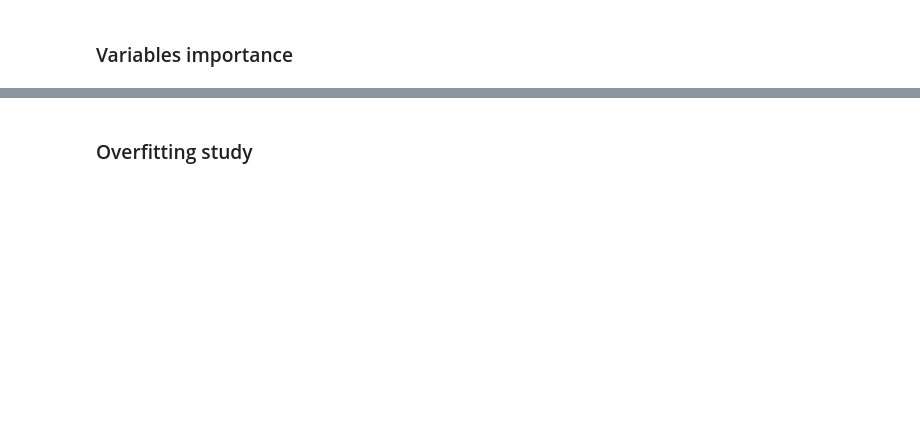
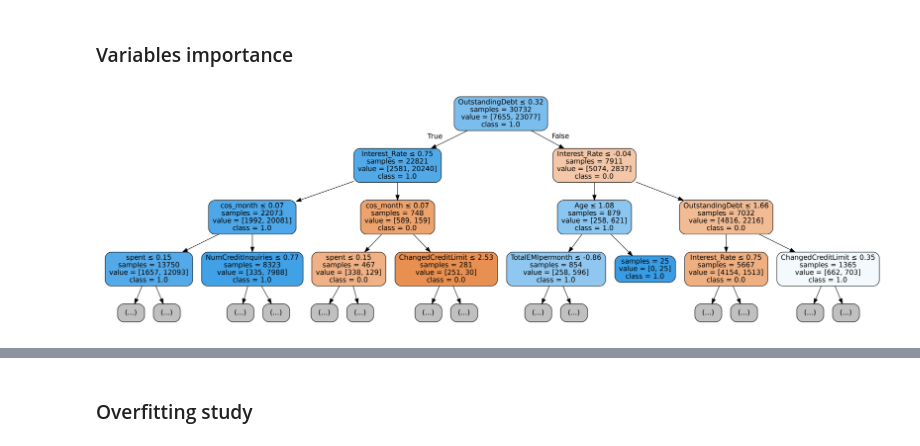
Before and after one commit to DaviGiordano/data-science-course-project, a Jupyter notebook: ipynb_files/Multidimensional/4_Classfication/Lab243_trees.ipynb, the cells around one changed output, grey strips where cells are left out. Cells and saved outputs as stored; diff of their text form; code cells hidden in the pictures; blank space fills up the shorter version.

```diff
--- a/ipynb_files/Multidimensional/4_Classfication/Lab243_trees.ipynb
+++ b/ipynb_files/Multidimensional/4_Classfication/Lab243_trees.ipynb
@@ -69,33 +93,35 @@ show()
 # %%
 from sklearn.tree import export_graphviz
 from matplotlib.pyplot import imread, imshow, axis
 from subprocess import call
 
-tree_filename: str = f"images/{file_tag}_dt_{eval_metric}_best_tree"
+tree_filename: str = f"../../../images/{file_tag}_dt_{eval_metric}_best_tree"
 max_depth2show = 3
 st_labels: list[str] = [str(value) for value in labels]
 
 dot_data: str = export_graphviz(
     best_model,
     out_file=tree_filename + ".dot",
     max_depth=max_depth2show,
     feature_names=vars,
     class_names=st_labels,
     filled=True,
     rounded=True,
     impurity=False,
     special_characters=True,
     precision=2,
 )
 # Convert to png
 call(
     ["dot", "-Tpng", tree_filename + ".dot", "-o", tree_filename + ".png", "-Gdpi=600"]
 )
 
 figure(figsize=(14, 6))
 imshow(imread(tree_filename + ".png"))
 axis("off")
 show()
+# %% [output]
+[figure, added]
 # %%
 from sklearn.tree import plot_tree
 
```
Also changed, not shown: parts of 5 cells of this notebook, 48 other files.
